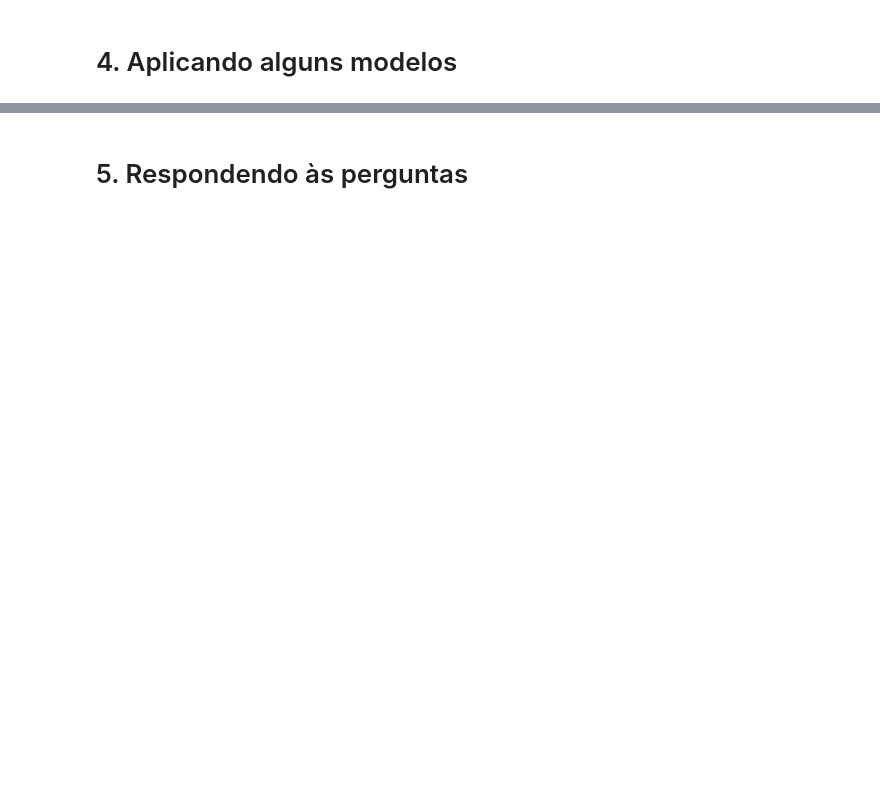
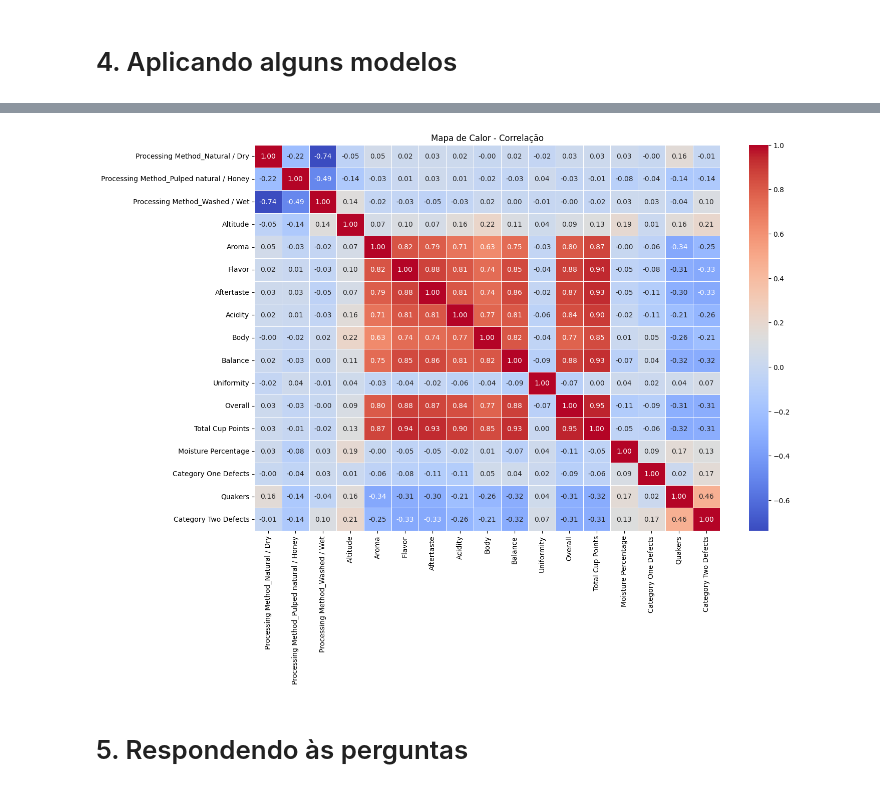
Before and after one commit to brunoopinheiro/ada-ds-ml1, a Jupyter notebook: coffee_ml1.ipynb, the cells around one changed output, grey strips where cells are left out. Saved outputs shown, nothing was run; the diff lists cells and outputs as text; code cells hidden in the pictures; blank space fills up the shorter version.

```diff
--- a/coffee_ml1.ipynb
+++ b/coffee_ml1.ipynb
@@ -526,0 +541,19 @@ mean_altitude_by_country.show()
+# %%
+category_columns = ['Processing Method']
+numerical_columns = ['Altitude', 'Aroma',
+                    'Flavor', 'Aftertaste',
+                    'Acidity', 'Body',
+                    'Balance', 'Uniformity',
+                    'Overall', 'Total Cup Points',
+                    'Moisture Percentage',
+                    'Category One Defects',
+                    'Quakers', 'Category Two Defects']
+
+informational_columns = ['Country of Origin', 'Farm Name',
+                        'Company', 'Region', 'Variety',
+                        'Initial Harvest Year',
+                        'Final Harvest Year', 'Color']
+drop_columns = ['Status', 'Defects','Clean Cup', 'Sweetness',]
+
+drop_columns.extend(informational_columns)
+drop_columns
@@ -526,0 +573,6 @@ mean_altitude_by_country.show()
+# %%
+data = df_coffee.copy()
+data.drop(drop_columns, axis=1, inplace=True)
+dummy_variables = pd.get_dummies(data, columns=category_columns, drop_first=False)
+
+dummy_variables.T
@@ -526,0 +599,7 @@ mean_altitude_by_country.show()
+# %%
+scaler = StandardScaler()
+
+scaled_numerial = scaler.fit_transform(data[numerical_columns])
+
+df_scaled_num = pd.DataFrame(scaled_numerial, columns=numerical_columns)
+df_scaled_num
@@ -526,0 +620,5 @@ mean_altitude_by_country.show()
+# %%
+dummy_variables = dummy_variables.drop(numerical_columns, axis=1)
+
+df_proc = pd.concat([dummy_variables, df_scaled_num], axis=1)
+df_proc
@@ -527,2 +639,11 @@ mean_altitude_by_country.show()
+# %%
+corr_mtx = df_proc.corr()
+
+plt.figure(figsize=(15, 10))
+sns.heatmap(corr_mtx, annot=True, cmap='coolwarm', linewidths=0.5, fmt='.2f')
+plt.title('Mapa de Calor - Correlação')
+plt.show()
+# %% [output]
+[figure, added]
 # %% [markdown]
 # 5. Respondendo às perguntas
```
Also changed, not shown: parts of 14 cells of this notebook, 1 other file.
